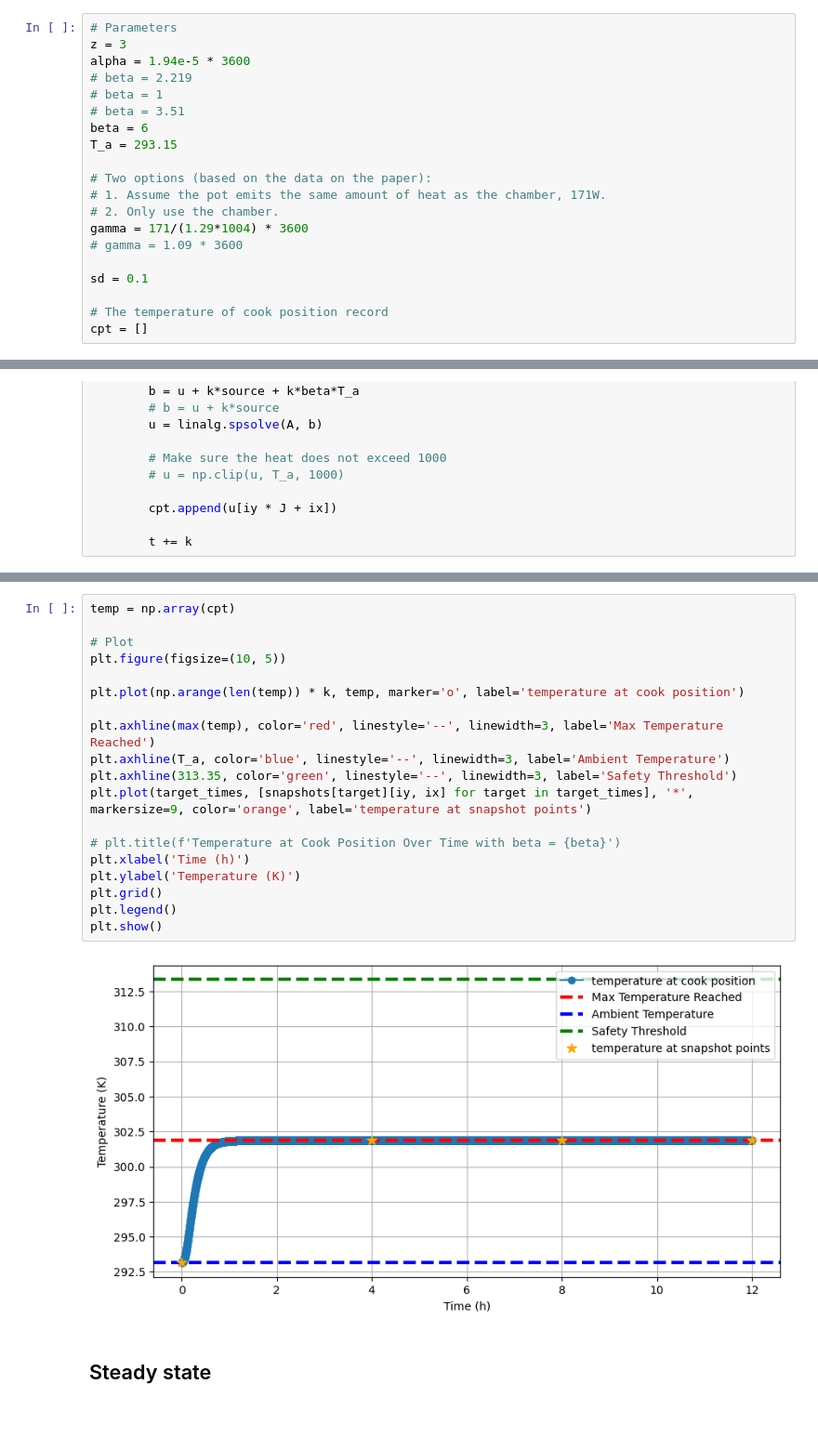
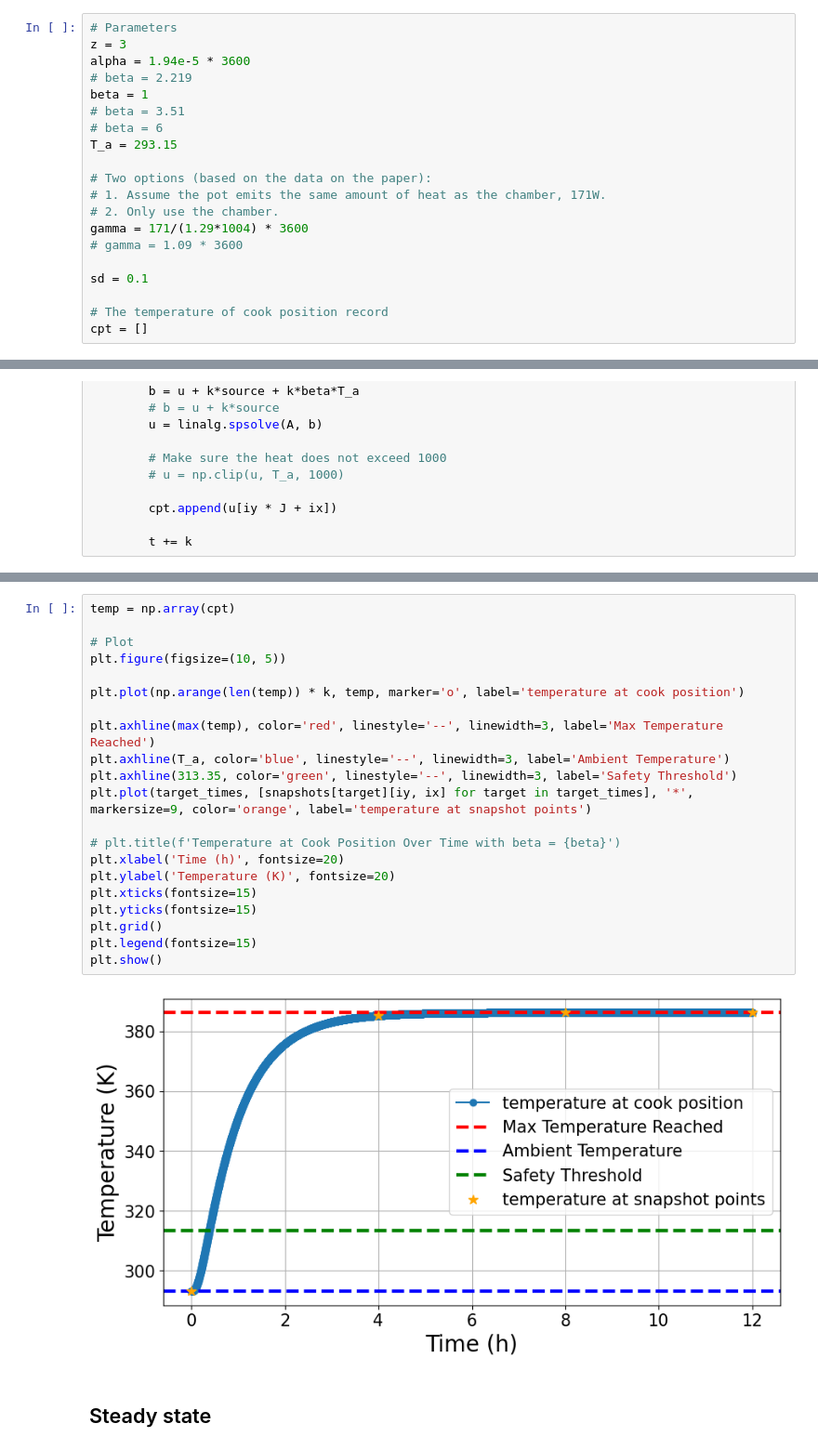
Before and after one commit to tusm06/MATH461_Unit03, a Jupyter notebook: main.ipynb, the cells around one changed output, grey strips where cells are left out. Shown at 93% size. Cells and saved outputs as stored; diff of their text form; blank space fills up the shorter version.

```diff
--- a/main.ipynb
+++ b/main.ipynb
@@ -17,9 +17,9 @@ from scipy.sparse import linalg
 z = 3
 alpha = 1.94e-5 * 3600
 # beta = 2.219
-# beta = 1
+beta = 1
 # beta = 3.51
-beta = 6
+# beta = 6
 T_a = 293.15
 
 # Two options (based on the data on the paper):
@@ -152,24 +193,26 @@ plt.show()
 # %%
 temp = np.array(cpt)
 
 # Plot
 plt.figure(figsize=(10, 5))
 
 plt.plot(np.arange(len(temp)) * k, temp, marker='o', label='temperature at cook position')
 
 plt.axhline(max(temp), color='red', linestyle='--', linewidth=3, label='Max Temperature Reached')
 plt.axhline(T_a, color='blue', linestyle='--', linewidth=3, label='Ambient Temperature')
 plt.axhline(313.35, color='green', linestyle='--', linewidth=3, label='Safety Threshold')
 plt.plot(target_times, [snapshots[target][iy, ix] for target in target_times], '*', markersize=9, color='orange', label='temperature at snapshot points')
 
 # plt.title(f'Temperature at Cook Position Over Time with beta = {beta}')
-plt.xlabel('Time (h)')
-plt.ylabel('Temperature (K)')
+plt.xlabel('Time (h)', fontsize=20)
+plt.ylabel('Temperature (K)', fontsize=20)
+plt.xticks(fontsize=15)
+plt.yticks(fontsize=15)
 plt.grid()
-plt.legend()
+plt.legend(fontsize=15)
 plt.show()
 # %% [output]
-[figure, old version]
+[figure, new version]
 # %% [markdown]
 ## Steady state
 # %% [markdown]
```
Also changed, not shown: parts of 2 cells of this notebook, 6 other files.
